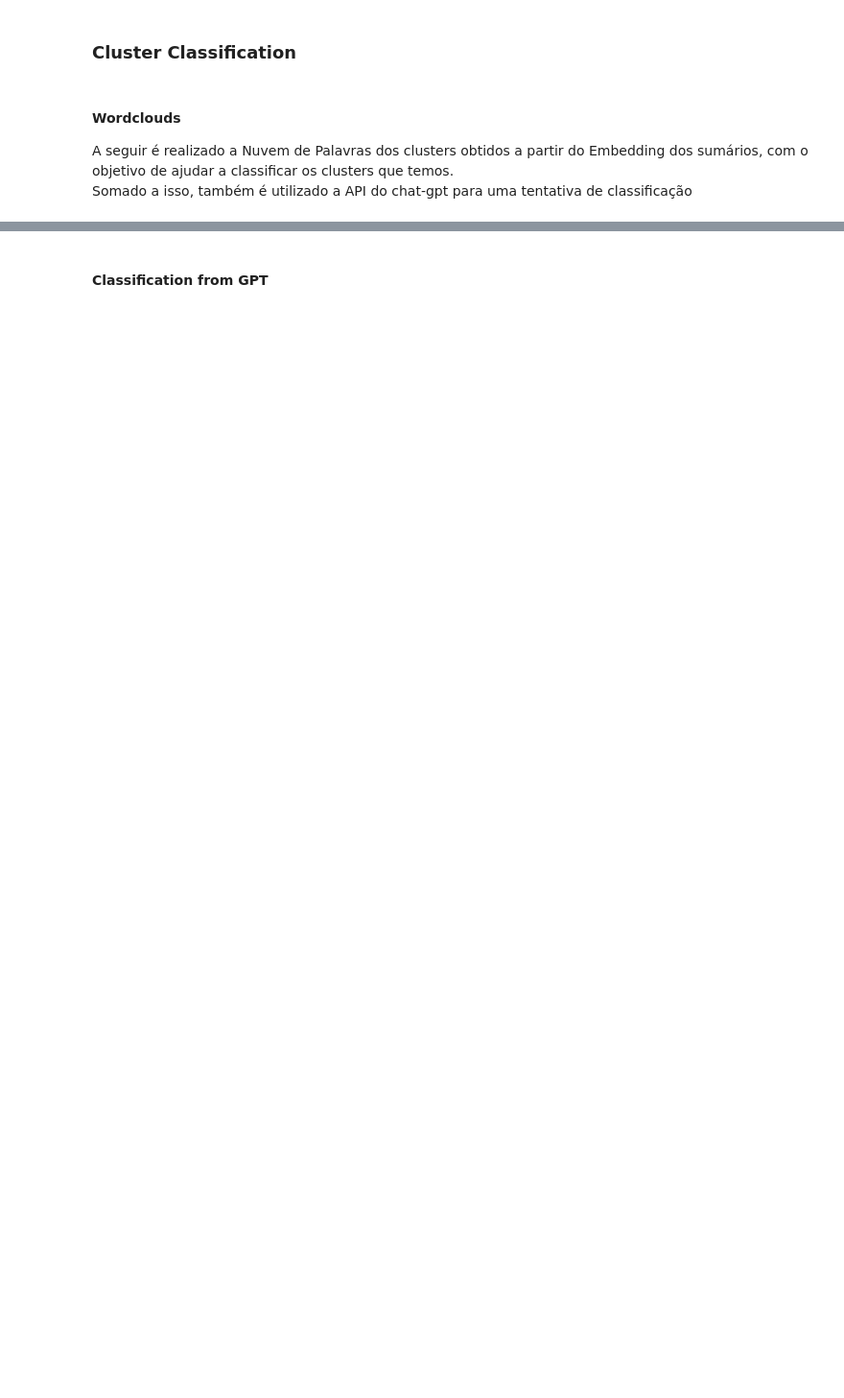
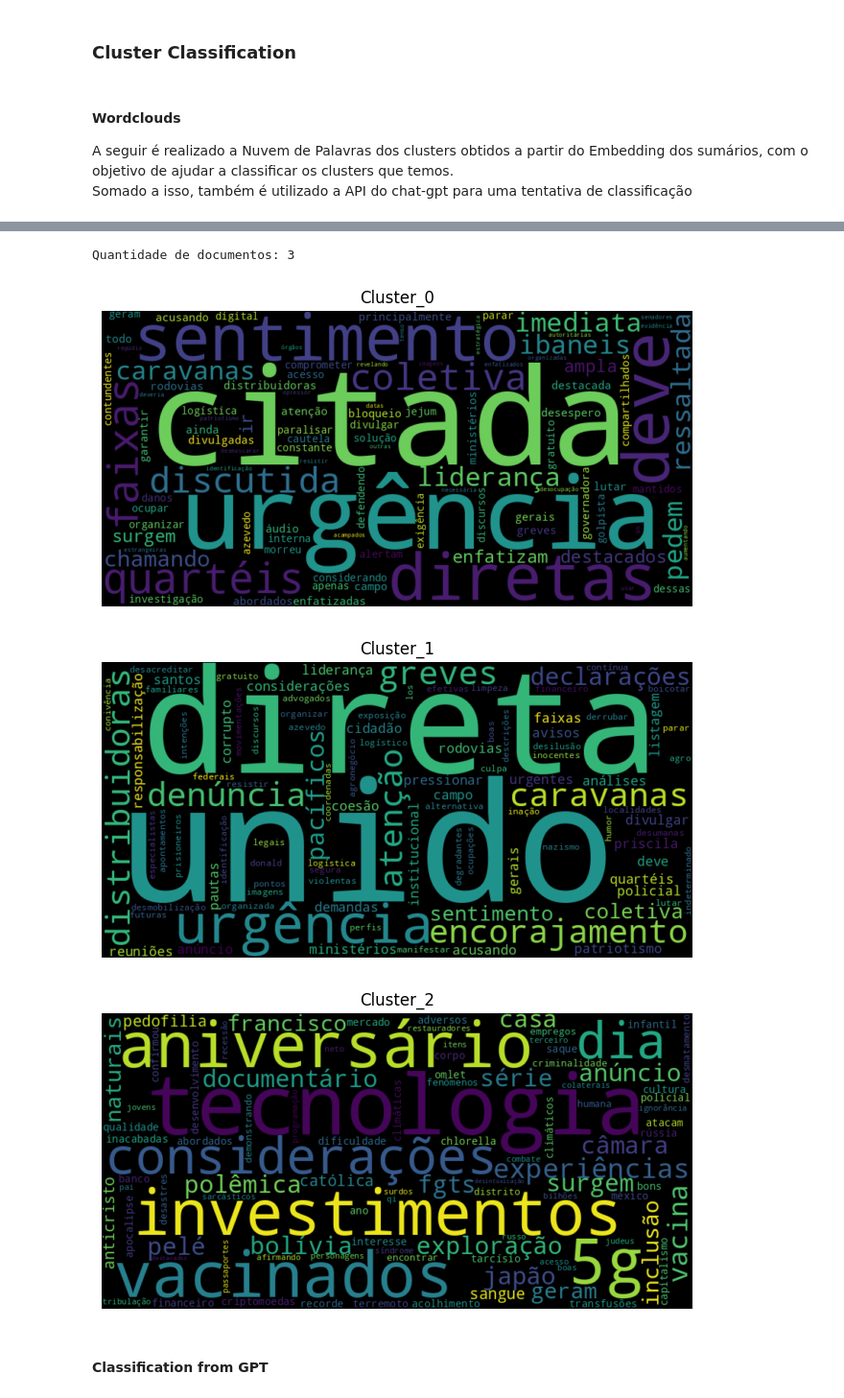
Before and after one commit to Danijnog/ic, a Jupyter notebook: project/main.ipynb, the cells around one changed output, grey strips where cells are left out. Shown at 96% size. Cells and saved outputs as stored; diff of their text form; code cells hidden in the pictures; blank space fills up the shorter version.

```diff
--- a/project/main.ipynb
+++ b/project/main.ipynb
@@ -294,7 +293,7 @@ def word_cloud(sentences):
     stop_words_pt = set(stopwords.words('portuguese'))
     stop_words_en = set(stopwords.words('english'))
 
-    aditional_stop_words = []
+    aditional_stop_words = ["disso"]
     combined_stop_words = list(stop_words_pt.union(stop_words_en).union(aditional_stop_words))
 
     # Unindo todos os sumários e criando uma lista de labels
@@ -307,7 +306,7 @@ def word_cloud(sentences):
     cluster_documents = {label: ' '.join(sents) for label, sents in sentences.items()}
 
     # Cria o vetorizador TF-IDF
-    tfidf_vectorizer = TfidfVectorizer(stop_words = combined_stop_words, smooth_idf = False, max_df = 0.6)
+    tfidf_vectorizer = TfidfVectorizer(stop_words = combined_stop_words, smooth_idf = False, max_df = 0.9)
 
     # Ajustando e transformando as sentenças
     tfidf_matrix = tfidf_vectorizer.fit_transform(cluster_documents.values())
@@ -331,4 +330,4 @@ def word_cloud(sentences):
 
     # Gera as nuvens de palavras pra cada classe
     for label, words in top_words_by_class.items():
-        data_visualization.generate_wordcloud(words, f"Cluster - {label}")
+        data_visualization.generate_wordcloud(words, f"Cluster_{label}")
@@ -347,0 +334,3 @@ Quantidade de documentos: 3
+# %%
+word_cloud(sentences)
+# %% [output]
@@ -348,2 +340,6 @@ Quantidade de documentos: 3
+Quantidade de documentos: 3
+[figure, added]
+[figure, added]
+[figure, added]
 # %% [markdown]
 #### Classification from GPT
```
Also changed, not shown: parts of 27 cells of this notebook, 27 other files.
